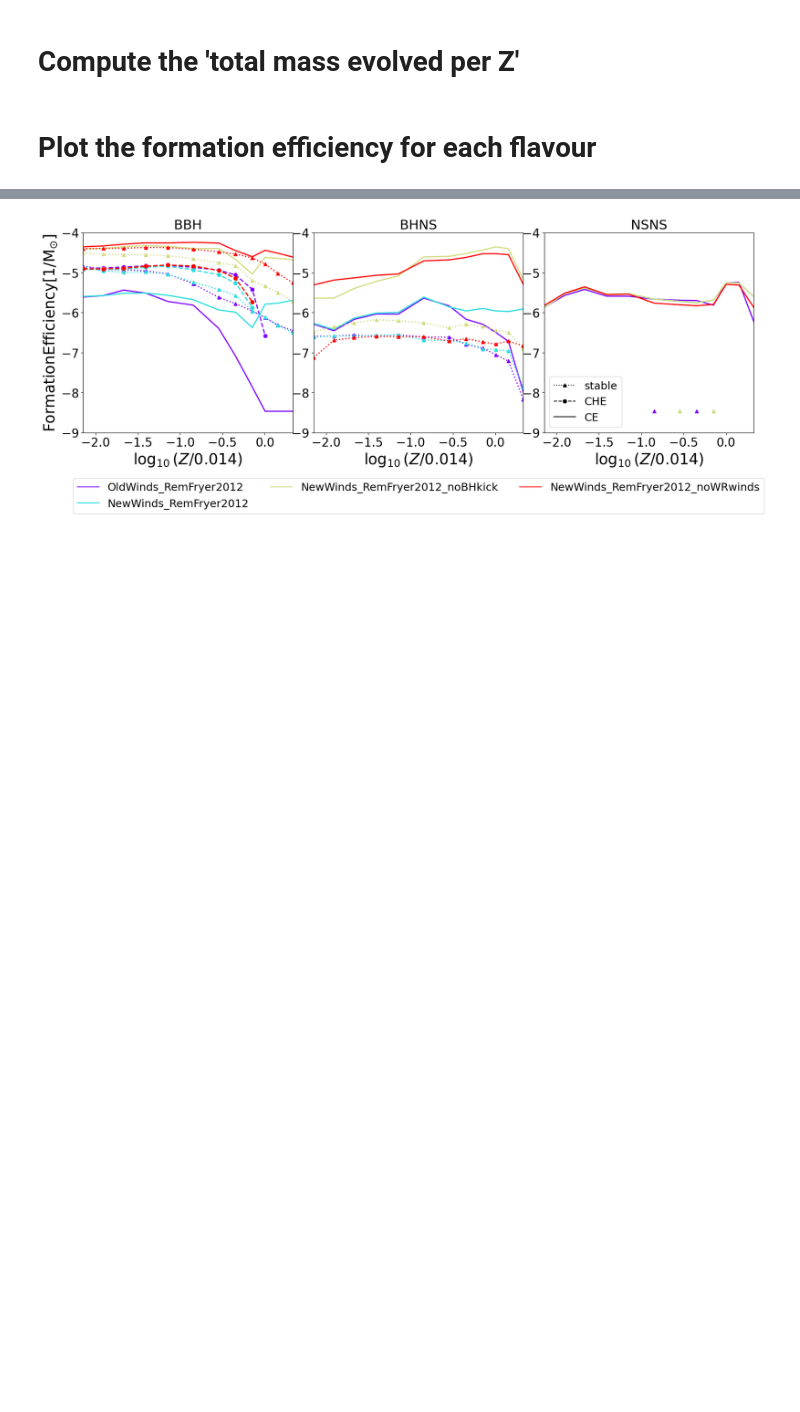
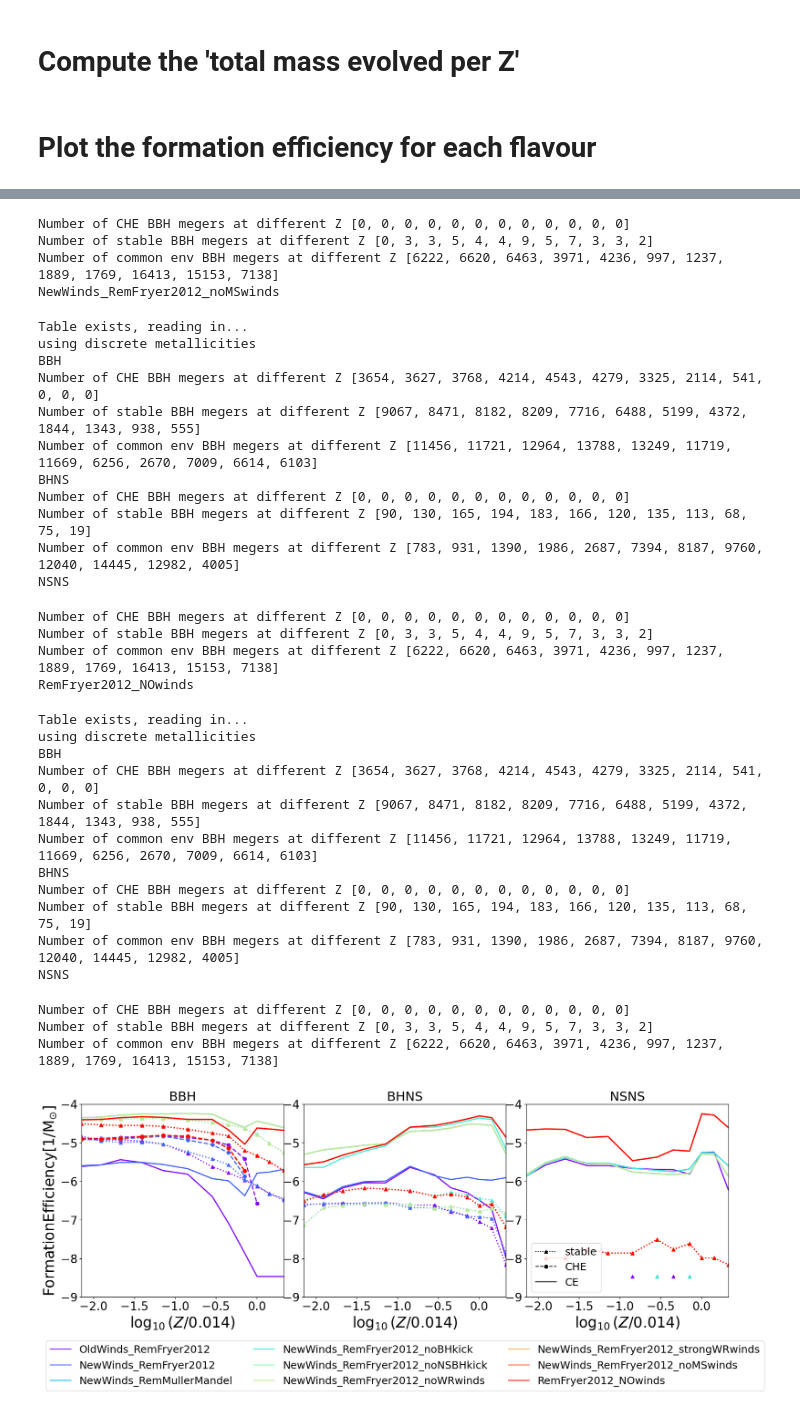
Before and after one commit to LiekeVanSon/ZdependentFormEff, a Jupyter notebook: code/Yield_CE_Stable.ipynb, the cells around one changed output, grey strips where cells are left out. Cells and saved outputs as stored; diff of their text form; code cells hidden in the pictures; blank space fills up the shorter version.

```diff
--- a/code/Yield_CE_Stable.ipynb
+++ b/code/Yield_CE_Stable.ipynb
@@ -310,7 +310,8 @@ sim_plot_lines = [] # list to store the lines that will be added to the simulati
 
 #########################
 # loop over simulations
-sim_names = ['OldWinds_RemFryer2012', 'NewWinds_RemFryer2012', 'NewWinds_RemFryer2012_noBHkick', 'NewWinds_RemFryer2012_noWRwinds']
+sim_names = ['OldWinds_RemFryer2012', 'NewWinds_RemFryer2012', 'NewWinds_RemMullerMandel', 'NewWinds_RemFryer2012_noBHkick', 'NewWinds_RemFryer2012_noNSBHkick', \
+    'NewWinds_RemFryer2012_noWRwinds','NewWinds_RemFryer2012_strongWRwinds', 'NewWinds_RemFryer2012_noMSwinds', 'RemFryer2012_NOwinds']
 
 # get a list of colors
 cmap = mpl.colormaps['rainbow']
@@ -367,6 +368,7 @@ for s, sim_name in enumerate(sim_names):#sim_flags_dict.keys()):
 
         print('Number of CHE BBH megers at different Z', CHEstable_group_lengths) #does this match the number of ZAMS mergers we see in the merger table?
         print('Number of stable BBH megers at different Z', stable_group_lengths) #does this match the number of ZAMS mergers we see in the merger table?
+        print('Number of common env BBH megers at different Z', CE_group_lengths) #does this match the number of ZAMS mergers we see in the merger table?
 
         # Plot the number of DCO mergers as a function of metallicity
         ax.plot(np.log10(Z_values/0.014), np.log10(stable_group_lengths/totalMassEvolvedPerMetallicity), label = None , lw = 2, ls = ':', marker = '^', color = colors[s])
@@ -455 +511,34 @@ Number of stable BBH megers at different Z [0, 0, 0, 0, 0, 0, 0, 0, 0, 0, 0, 0]
+Number of CHE BBH megers at different Z [0, 0, 0, 0, 0, 0, 0, 0, 0, 0, 0, 0]
+Number of stable BBH megers at different Z [0, 3, 3, 5, 4, 4, 9, 5, 7, 3, 3, 2]
+Number of common env BBH megers at different Z [6222, 6620, 6463, 3971, 4236, 997, 1237, 1889, 1769, 16413, 15153, 7138]
+NewWinds_RemFryer2012_noMSwinds
+Table exists, reading in...
+using discrete metallicities
+BBH
+Number of CHE BBH megers at different Z [3654, 3627, 3768, 4214, 4543, 4279, 3325, 2114, 541, 0, 0, 0]
+Number of stable BBH megers at different Z [9067, 8471, 8182, 8209, 7716, 6488, 5199, 4372, 1844, 1343, 938, 555]
+Number of common env BBH megers at different Z [11456, 11721, 12964, 13788, 13249, 11719, 11669, 6256, 2670, 7009, 6614, 6103]
+BHNS
+Number of CHE BBH megers at different Z [0, 0, 0, 0, 0, 0, 0, 0, 0, 0, 0, 0]
+Number of stable BBH megers at different Z [90, 130, 165, 194, 183, 166, 120, 135, 113, 68, 75, 19]
+Number of common env BBH megers at different Z [783, 931, 1390, 1986, 2687, 7394, 8187, 9760, 12040, 14445, 12982, 4005]
+NSNS
+Number of CHE BBH megers at different Z [0, 0, 0, 0, 0, 0, 0, 0, 0, 0, 0, 0]
+Number of stable BBH megers at different Z [0, 3, 3, 5, 4, 4, 9, 5, 7, 3, 3, 2]
+Number of common env BBH megers at different Z [6222, 6620, 6463, 3971, 4236, 997, 1237, 1889, 1769, 16413, 15153, 7138]
+RemFryer2012_NOwinds
+Table exists, reading in...
+using discrete metallicities
+BBH
+Number of CHE BBH megers at different Z [3654, 3627, 3768, 4214, 4543, 4279, 3325, 2114, 541, 0, 0, 0]
+Number of stable BBH megers at different Z [9067, 8471, 8182, 8209, 7716, 6488, 5199, 4372, 1844, 1343, 938, 555]
+Number of common env BBH megers at different Z [11456, 11721, 12964, 13788, 13249, 11719, 11669, 6256, 2670, 7009, 6614, 6103]
+BHNS
+Number of CHE BBH megers at different Z [0, 0, 0, 0, 0, 0, 0, 0, 0, 0, 0, 0]
+Number of stable BBH megers at different Z [90, 130, 165, 194, 183, 166, 120, 135, 113, 68, 75, 19]
+Number of common env BBH megers at different Z [783, 931, 1390, 1986, 2687, 7394, 8187, 9760, 12040, 14445, 12982, 4005]
+NSNS
+Number of CHE BBH megers at different Z [0, 0, 0, 0, 0, 0, 0, 0, 0, 0, 0, 0]
+Number of stable BBH megers at different Z [0, 3, 3, 5, 4, 4, 9, 5, 7, 3, 3, 2]
+Number of common env BBH megers at different Z [6222, 6620, 6463, 3971, 4236, 997, 1237, 1889, 1769, 16413, 15153, 7138]
-[figure, old version]
+[figure, new version]
```
Also changed, not shown: parts of 1 cell of this notebook, 10 other files.
